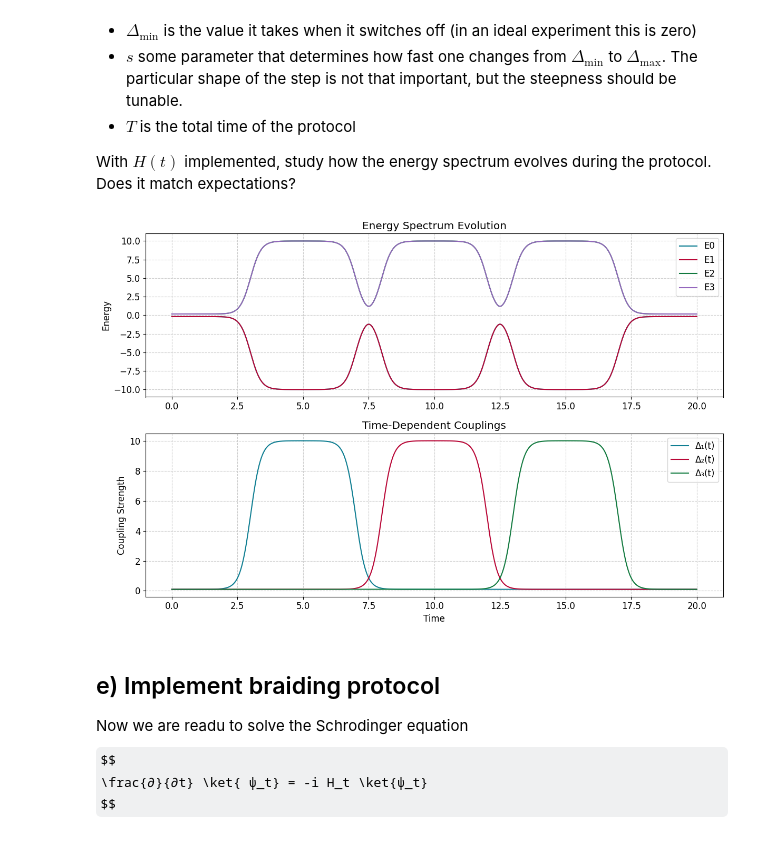
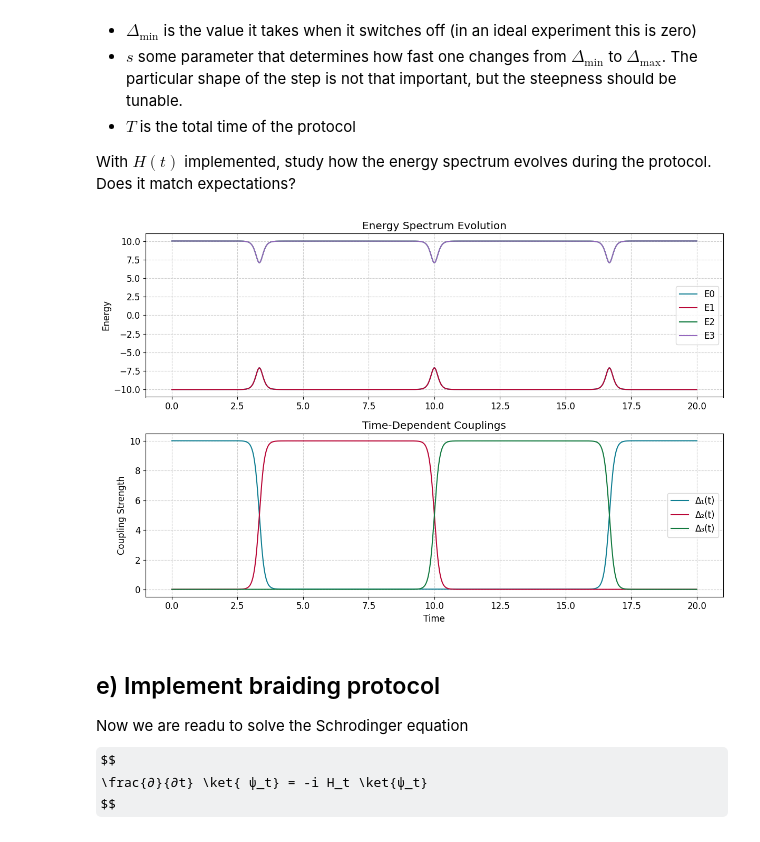
Before and after one commit to hishemok/FYS5419, a Jupyter notebook: Project_2/Braiding_project.ipynb, the cells around one changed output. Saved outputs shown, nothing was run; the diff lists cells and outputs as text; code cells hidden in the pictures; some formulas as TeX source.

```diff
--- a/Project_2/Braiding_project.ipynb
+++ b/Project_2/Braiding_project.ipynb
@@ -435,9 +435,10 @@ def build_hamiltonian(t, T_total, Delta_max, Delta_min, s, width, g0, g1, g2, g3
     """
 
     # Time-dependent couplings
-    Δ1 = delta_pulse(t, T_total/4, width, s, Delta_max, Delta_min)
-    Δ2 = delta_pulse(t, T_total/2, width, s, Delta_max, Delta_min)
-    Δ3 = delta_pulse(t, 3*T_total/4, width, s, Delta_max, Delta_min)
+    Δ1 = delta_pulse(t, 0, width, s, Delta_max, Delta_min) + delta_pulse(t, T_total, width, s, Delta_max, Delta_min)
+    Δ2 = delta_pulse(t, T_total/3, width, s, Delta_max, Delta_min)
+    Δ3 = delta_pulse(t, 2*T_total/3, width, s, Delta_max, Delta_min)
+    # Δ1 += delta_pulse(t, T_total, width, s, Delta_max, Delta_min)
 
 
     # Construct Hamiltonian terms
@@ -477,39 +478,44 @@ def plot_results(times, energies, couplings):
     labels = ['Δ₁(t)', 'Δ₂(t)', 'Δ₃(t)']
     for i in range(3):
         plt.plot(times, couplings[:, i], label=labels[i])
     plt.xlabel('Time')
     plt.ylabel('Coupling Strength')
     plt.title('Time-Dependent Couplings')
     plt.legend()
 
     plt.tight_layout()
     plt.show()
 
 # Get Majorana operators
 g0, g1 = majorana_ops(0, 2)  # γ₀, γ₁
 g2, g3 = majorana_ops(1, 2)  # γ₂, γ₃
 
+T_total = 20.0
+Delta_max = 10.0
+Delta_min = 0.01
+s = 10.0
+width = T_total/3
 # Parameters
 params = {
-    'T_total': 20.0,
-    'Delta_max': 10.0,
-    'Delta_min': 0.1,
-    's': 5.0,
-    'width': 4.0,
+    'T_total': T_total,
+    'Delta_max': Delta_max,
+    'Delta_min': Delta_min,
+    's': s,
+    'width': width,
     'g0': g0,
     'g1': g1,
     'g2': g2,
     'g3': g3,
     'n_points': 1000
 }
 
 # Run analysis
 times, energies, couplings = analyze_spectrum(**params)
 
 # Visualize
 plot_results(times, energies, couplings)
 # %% [output]
-[figure, old version]
+[figure, new version]
 # %% [markdown]
 ## e) Implement braiding protocol
 Now we are readu to solve the Schrodinger equation
```
Also changed, not shown: parts of 2 cells of this notebook.
